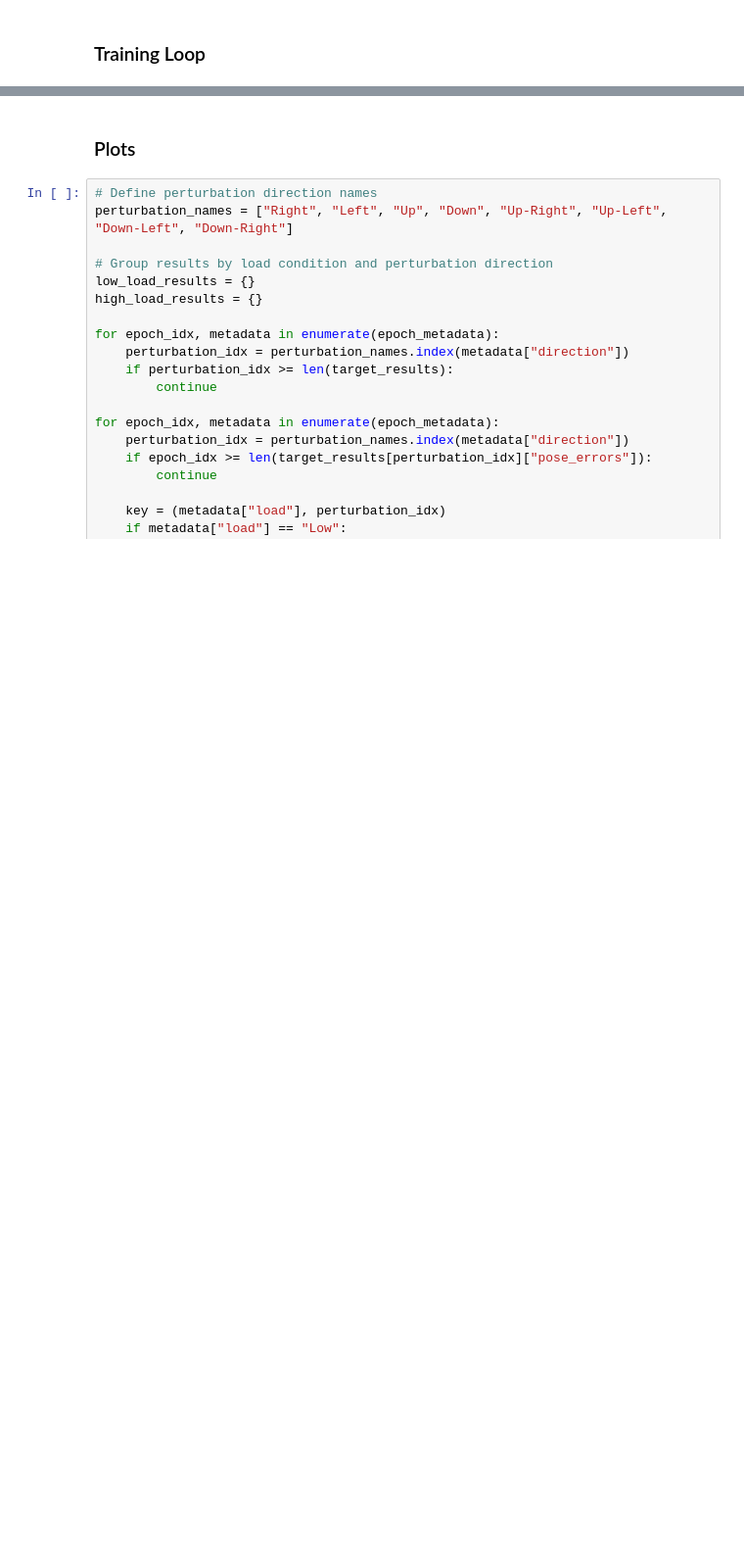
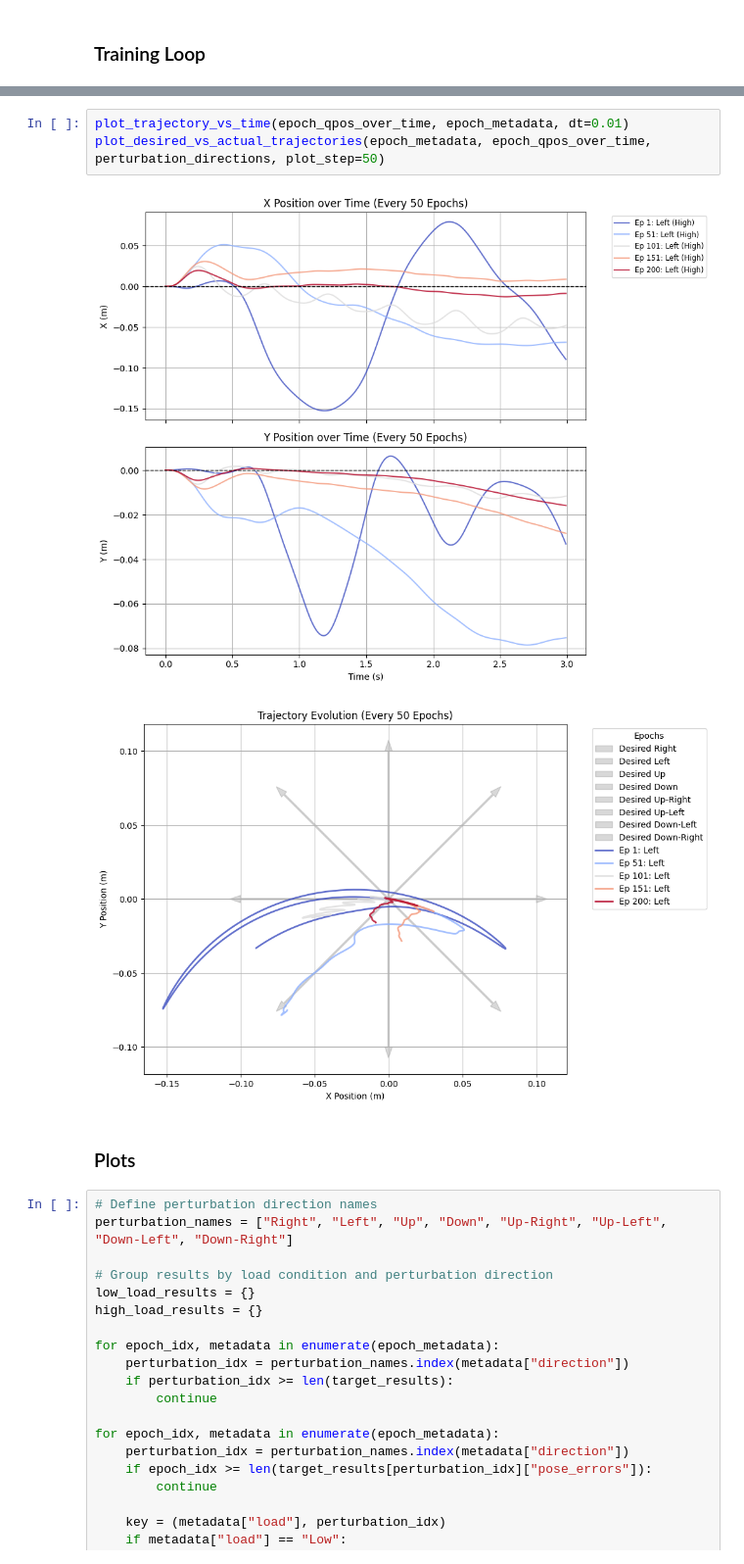
Before and after one commit to MetthewB/NX-492, a Jupyter notebook: script/current.ipynb, the cells around one changed output, grey strips where cells are left out. Shown at 98% size. Cells and saved outputs as stored; diff of their text form; blank space fills up the shorter version.

```diff
--- a/script/current.ipynb
+++ b/script/current.ipynb
@@ -424,3 +720,9 @@ Epoch 20/20, Load Condition: Low, Perturbation Direction: Up
+# %%
+plot_trajectory_vs_time(epoch_qpos_over_time, epoch_metadata, dt=0.01)
+plot_desired_vs_actual_trajectories(epoch_metadata, epoch_qpos_over_time, perturbation_directions, plot_step=50)
+# %% [output]
+[figure, added]
+[figure, added]
 # %% [markdown]
 ### Plots
 # %%
```
Also changed, not shown: parts of 19 cells of this notebook, 1 other file.
